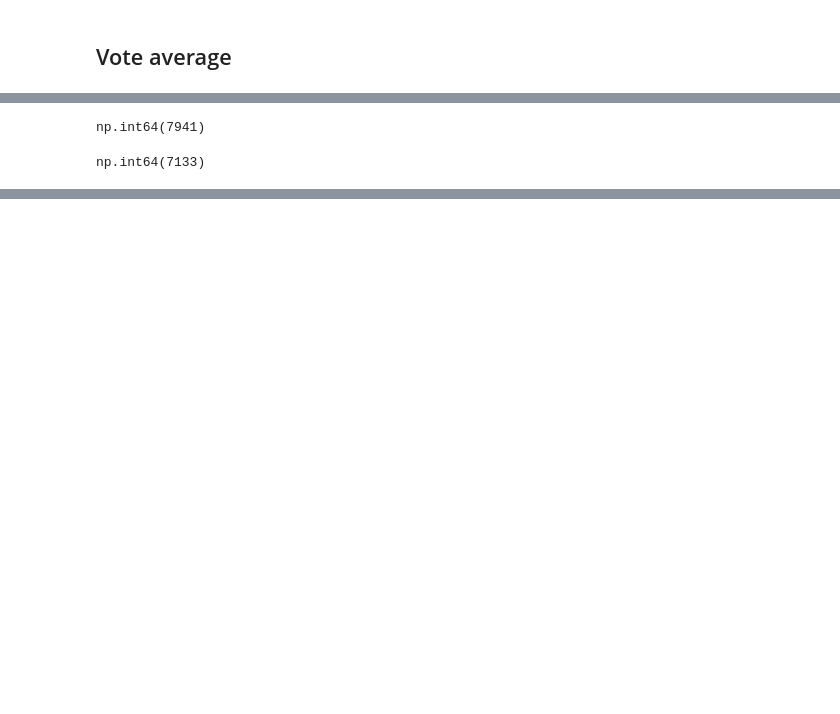
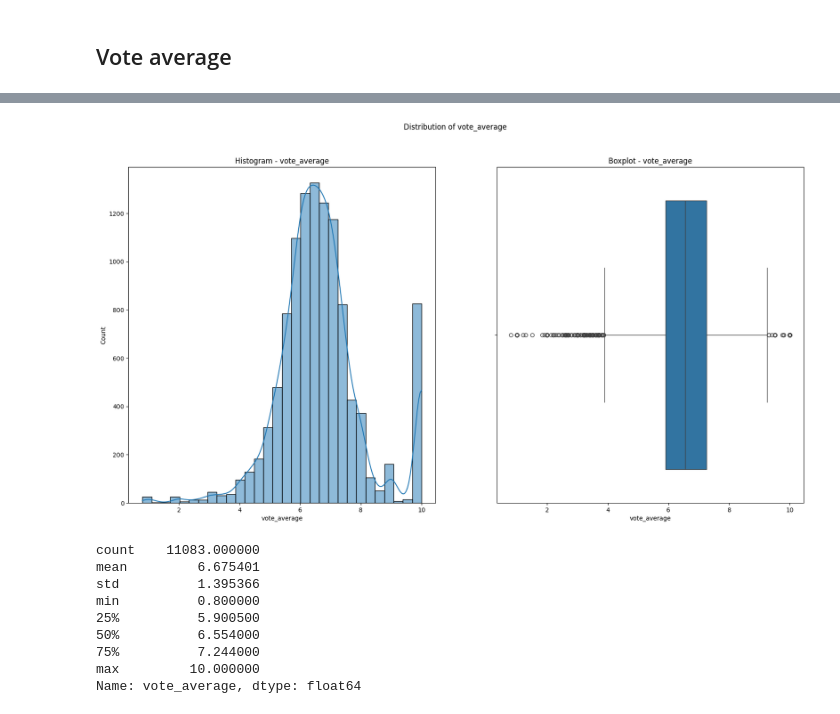
Before and after one commit to johanrendon/TMDB_regression_project, a Jupyter notebook: notebooks/0.02-jrc-cleaned_eda.ipynb, the cells around one changed output, grey strips where cells are left out. Saved outputs shown, nothing was run; the diff lists cells and outputs as text; code cells hidden in the pictures; blank space fills up the shorter version.

Commit message:
feat: bivariate analysis

```diff
--- a/notebooks/0.02-jrc-cleaned_eda.ipynb
+++ b/notebooks/0.02-jrc-cleaned_eda.ipynb
@@ -214,8 +32,0 @@ countries = df["production_countries"].fillna("ninguno").str.split(", ").explode
-# %%
-countries[countries["production_countries"] != "United States of America"]["count"].sum()
-# %% [output]
-np.int64(7941)
-# %%
-countries[countries["production_countries"] == "United States of America"]["count"].sum()
-# %% [output]
-np.int64(7133)
@@ -223,0 +35,5 @@ df["by_usa"] = np.where(df["production_countries"].str.contains("United States o
+# %%
+univariate_analyzer = UnivariateAnalyzer(NumericalUnivariate())
+# %%
+univariate_analyzer.execute_analysis(df, 'vote_average', box=True, save=True, filename='vote_average_dist')
+# %% [output]
@@ -223,0 +41,10 @@ df["by_usa"] = np.where(df["production_countries"].str.contains("United States o
+[figure, added]
+count    11083.000000
+mean         6.675401
+std          1.395366
+min          0.800000
+25%          5.900500
+50%          6.554000
+75%          7.244000
+max         10.000000
+Name: vote_average, dtype: float64
```
Also changed, not shown: parts of 77 cells of this notebook, 7 other files.
